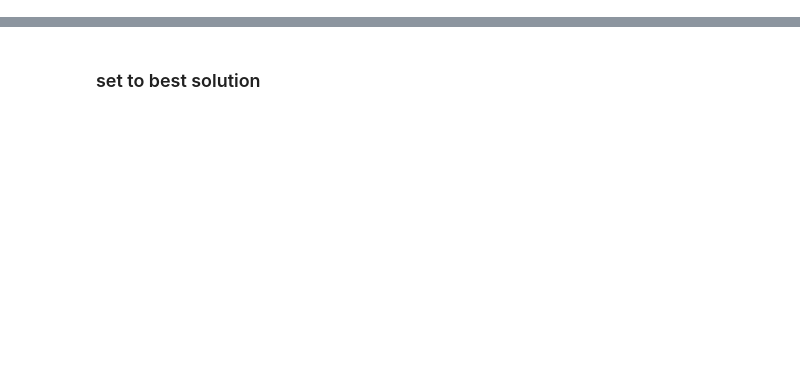
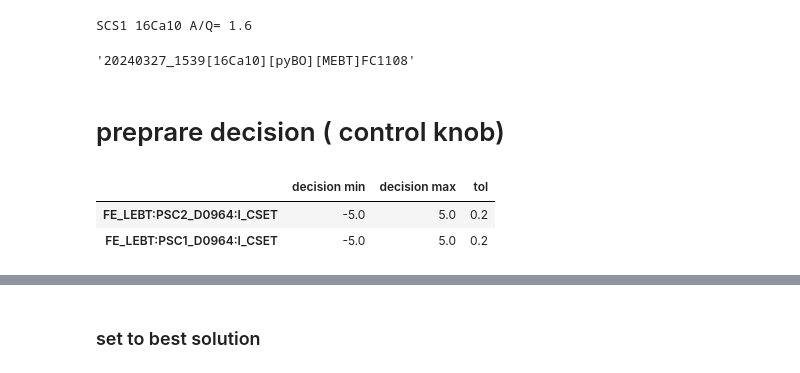
Before and after one commit to kilean20/objFuncs, a Jupyter notebook: example/[pyBO][VM]FC1108_HighLevelBO.ipynb, the cells around one changed output, grey strips where cells are left out. Saved outputs shown, nothing was run; the diff lists cells and outputs as text; code cells hidden in the pictures; blank space fills up the shorter version.

```diff
--- a/example/[pyBO][VM]FC1108_HighLevelBO.ipynb
+++ b/example/[pyBO][VM]FC1108_HighLevelBO.ipynb
@@ -103,0 +61,18 @@ warning: decision_tol could not be automatically determined. Please adjust it ma
+# %%
+SCS = 1
+ion = 'Ca'
+Q = 10
+A = 16
+AQ = A/Q
+ion = str(A)+ion+str(Q)
+print('SCS'+str(SCS), ion, 'A/Q=',AQ)
+# %% [output]
+SCS1 16Ca10 A/Q= 1.6
+# %%
+now0 = datetime.datetime.now()
+fname = now0.strftime('%Y%m%d_%H%M')+'['+ion+'][pyBO][MEBT]FC1108'
+fname
+# %% [output]
+'20240327_1539[16Ca10][pyBO][MEBT]FC1108'
+# %% [markdown]
+# preprare decision ( control knob)
@@ -103,0 +82,17 @@ warning: decision_tol could not be automatically determined. Please adjust it ma
+# %%
+decision_CSETs = [
+                 'FE_LEBT:PSC2_D0964:I_CSET', 'FE_LEBT:PSC1_D0964:I_CSET',
+#                  'FE_LEBT:PSC2_D0979:I_CSET', 'FE_LEBT:PSC1_D0979:I_CSET',
+#                  'FE_LEBT:PSC2_D0992:I_CSET', 'FE_LEBT:PSC1_D0992:I_CSET',
+                  ]
+decision_min   = [ -5]*len(decision_CSETs)
+decision_max   = [  5]*len(decision_CSETs)
+decision_tols  = [0.2]*len(decision_CSETs)
+
+pd.DataFrame(np.array([decision_min,decision_max,decision_tols]).T,
+             index=decision_CSETs,
+             columns=['decision min','decision max','tol'])
+# %% [output]
+|  | decision min | decision max | tol |
+| FE_LEBT:PSC2_D0964:I_CSET | -5.0 | 5.0 | 0.2 |
+| FE_LEBT:PSC1_D0964:I_CSET | -5.0 | 5.0 | 0.2 |
```
Also changed, not shown: parts of 39 cells of this notebook, 8 other files.
